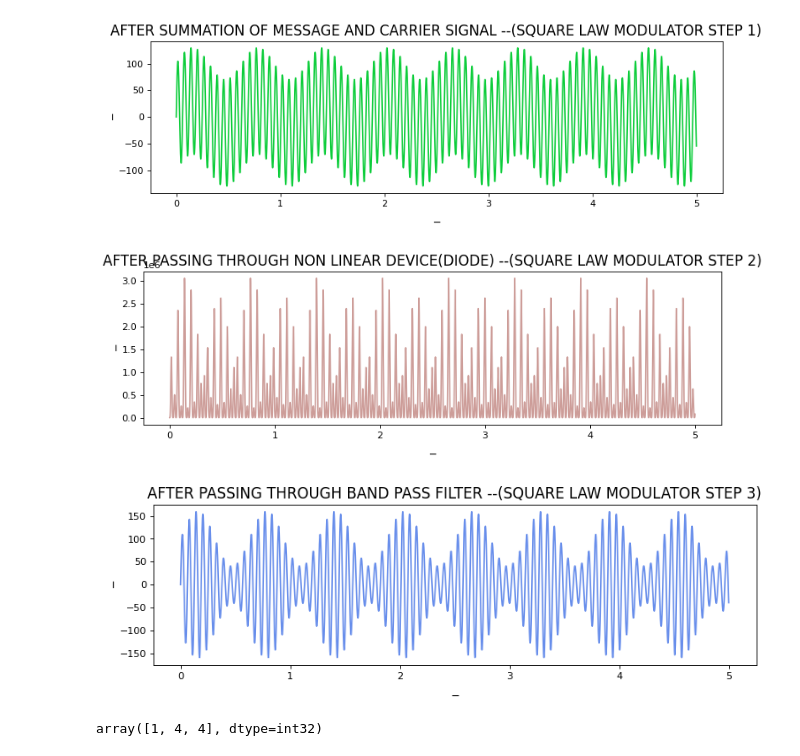
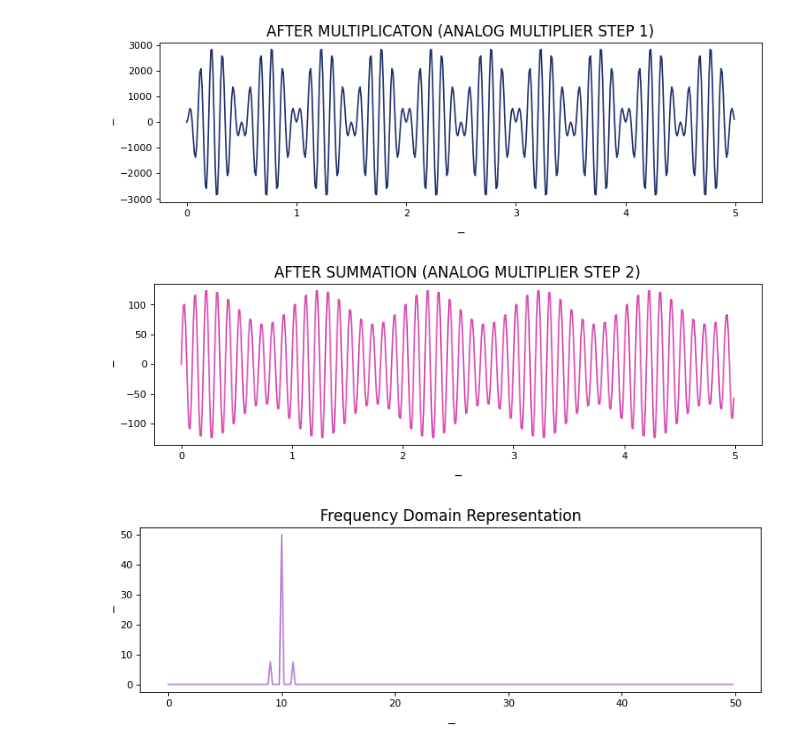
Before and after one commit to Udaysonu/Analog_communication_system_LIBRARY, a Jupyter notebook: ACS_Library.ipynb, the cells around one changed output. Drawn from its saved outputs; the diff is of its cells as text; code cells hidden in the pictures.

Commit message:
ADD FOURIER TRANSFORM FEATURE

```diff
--- a/ACS_Library.ipynb
+++ b/ACS_Library.ipynb
@@ -6,11 +6,11 @@ from matplotlib.pyplot import figure
 
 # Amplitude_Modulation_class
 class Amplitude_Modulation:
-    def __init__(self,message_angular_freq=10,carrier_angular_freq=100,
+    def __init__(self,message_angular_freq=1,carrier_angular_freq=10,
                  message_amplitude=30,carrier_amplitude=100,
                  time_start=0,time_end=5,
                  message_phase=0,carrier_phase=0,
-                 message_signal="sin",carrier_signal="sin"):
+                 message_signal="sin",carrier_signal="sin",samplingFrequency=100):
 
         self.message_angular_freq=message_angular_freq
         self.carrier_angular_freq=carrier_angular_freq
@@ -18,27 +18,29 @@ class Amplitude_Modulation:
         self.message_amplitude=message_amplitude
         self.carrier_amplitude=carrier_amplitude
 
+        self.samplingFrequency=samplingFrequency
+
         self.time_start=time_start
         self.time_end=time_end
-        self.time=np.arange(self.time_start,self.time_end,0.000001)
+        self.time=np.arange(self.time_start,self.time_end,1/samplingFrequency)
 
         self.message_phase=message_phase
         self.carrier_phase=carrier_phase
 
         #creating message_signal
         if message_signal=="sin":
-            self.message_signal=self.message_amplitude*np.sin((self.message_angular_freq*self.time)+self.message_phase)
+            self.message_signal=self.message_amplitude*np.sin((2*np.pi*self.message_angular_freq*self.time)+self.message_phase)
         elif message_signal=="cos":
-            self.message_signal=self.message_amplitude*np.cos(self.message_angular_freq*self.time+self.message_phase)
+            self.message_signal=self.message_amplitude*np.cos(2*np.pi*self.message_angular_freq*self.time+self.message_phase)
         else:
             print("INVALID MESSAGE SIGNAL *****ERROR*******")
             return
 
         #Creating carrier_signal
         if carrier_signal=="sin":
-            self.carrier_signal=self.carrier_amplitude*np.sin(self.carrier_angular_freq*self.time+self.carrier_phase)
+            self.carrier_signal=self.carrier_amplitude*np.sin(2*np.pi*self.carrier_angular_freq*self.time+self.carrier_phase)
         elif message_signal=="cos":
-            self.carrier_signal=self.carrier_amplitude*np.cos(self.carrier_angular_freq*self.time+self.carrier_phase)
+            self.carrier_signal=self.carrier_amplitude*np.cos(2*np.pi*self.carrier_angular_freq*self.time+self.carrier_phase)
         else:
             print("INVALID CARRIER SIGNAL *******ERROR******")
             return
@@ -82,39 +84,59 @@ class Amplitude_Modulation:
 
         self.plot(self.time,Vo,title="AFTER PASSING THROUGH NON LINEAR DEVICE(DIODE) --(SQUARE LAW MODULATOR STEP 2)")
 
         ## now passing Vo through band pass filter
         ## we filter out the frequencies which are not needed using Band Pass Filter
 
         Vo= a*self.carrier_signal*(1+(2*b/a)/(self.carrier_amplitude)*self.message_signal)
         self.plot(self.time,Vo,title="AFTER PASSING THROUGH BAND PASS FILTER --(SQUARE LAW MODULATOR STEP 3)")
 
     def plot(self,x_value,y_value,title="TITLE",x_value_2=None,y_value_2=None,
              x_label="_",y_label="_"):
         figure(num=None, figsize=(11, 3), dpi=80, facecolor='w', edgecolor='k')
         if x_value_2==None and y_value_2==None:
             plt.plot(x_value,y_value,c=np.random.rand(3,))
             plt.title(title,size=15)
             plt.xlabel(x_label,size=13)
             plt.ylabel(y_label,size=13)
             plt.show()
         else:
             plt.plot(x_value,y_value,color="pink")
             plt.plot(x_value_2,y_value_2,color="b")
             plt.show()
 
+    #funcion to perform the fourier of the given signal
+    def fourier_trainsfrom(self,signal):
+        amplitude=signal
+
+        # Frequency domain representation
+        samplingFrequency=self.samplingFrequency
+        fourierTransform = np.fft.fft(amplitude)/len(amplitude)           # Normalize amplitude
+
+        fourierTransform = fourierTransform[range(int(len(amplitude)/2))] # Exclude sampling frequency
+
+        tpCount     = len(amplitude)
+
+        values      = np.arange(int(tpCount/2))
+
+        timePeriod  = tpCount/samplingFrequency
+
+        frequencies = values/timePeriod
+
+        # Frequency domain representation
+
+        self.plot(frequencies, abs(fourierTransform),title="Frequency Domain Representation")
+
+
 ac=Amplitude_Modulation()
 ac.time
 # ac.plot(ac.get_time(),ac.get_message_signal(),"Message Signal",x_label="time",y_label="Amplitude")
 # ac.plot(ac.get_time(),ac.get_carrier_signal(),"Carrier Wave",x_label="time",y_label="Amplitude")
 # ac.analog_multiplier()
 i=0
-
-ac.square_law_modulator()
+ac.analog_multiplier()
+# ac.square_law_modulator()
+ac.fourier_trainsfrom(ac.get_modulated_signal())
 # %% [output]
-[figure, old version]
+[figure, new version]
-[figure, old version]
+[figure, new version]
-[figure, old version]
+[figure, new version]
-# %%
-np.array([1,2,2])**2
-# %% [output]
-array([1, 4, 4], dtype=int32)
```
